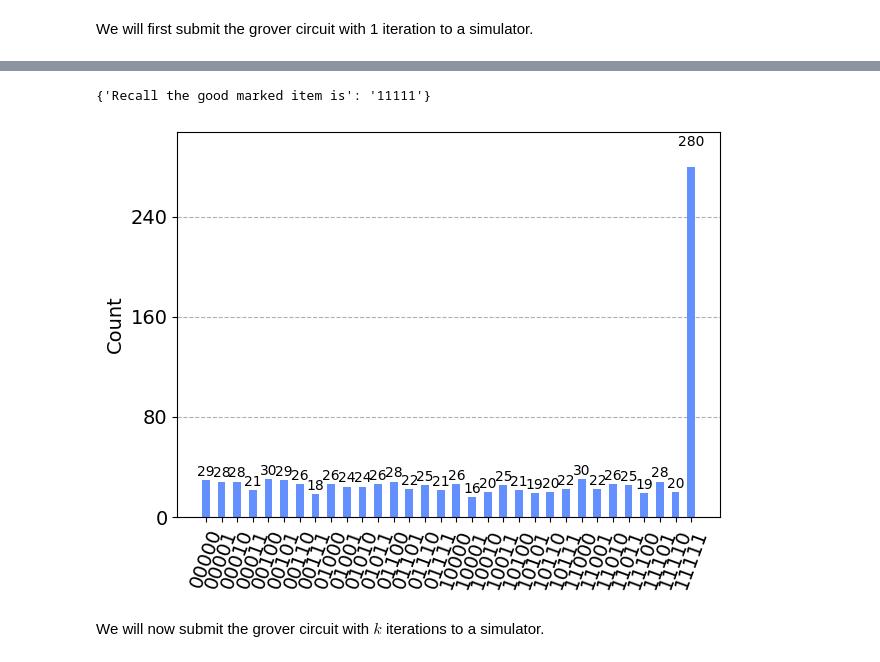
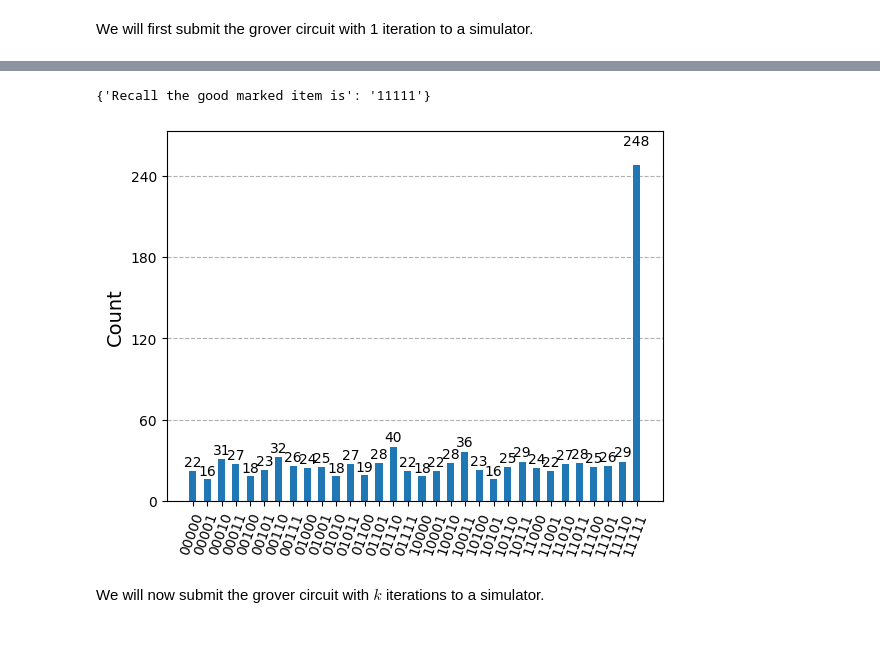
Before and after one commit to philipparubin/HNCDI-Explain-Fundamentals-of-QC, a Jupyter notebook: grover-tutorial-exercises/grover-tutorial-3-solution.ipynb, the cells around one changed output, grey strips where cells are left out. Cells and saved outputs as stored; diff of their text form; code cells hidden in the pictures.

```diff
--- a/grover-tutorial-exercises/grover-tutorial-3-solution.ipynb
+++ b/grover-tutorial-exercises/grover-tutorial-3-solution.ipynb
@@ -27,7 +23,7 @@ __Task.__ In the cell below, modify the integer parameter $k$. For example, star
 # %%
 ### Modify Parameter k here ###
 
-k = 4
+k = 6
 
 ###
 
@@ -102,14 +112,15 @@ qc1.draw()
 # %%
 print({'Recall the good marked item is': secret_string})
-from qiskit import Aer, transpile
-sim = Aer.get_backend('aer_simulator')
-t_qc = transpile(qc1, sim)
-counts = sim.run(t_qc).result().get_counts()
-from qiskit.visualization import plot_histogram
-plot_histogram(counts)
+
+sim = AerSimulator()
+sampler = SamplerV2()
+t_circ = transpile(qc1, sim, optimization_level=3)
+results = sampler.run([t_circ], shots=1024).result()
+answer = results[0].data.meas.get_counts()
+plot_histogram(answer)
 # %% [output]
 {'Recall the good marked item is': '11111'}
-[figure, old version]
+[figure, new version]
 # %% [markdown]
 We will now submit the grover circuit with $k$ iterations to a simulator.
 # %%
```
Also changed, not shown: parts of 7 cells of this notebook, 1 other file.
